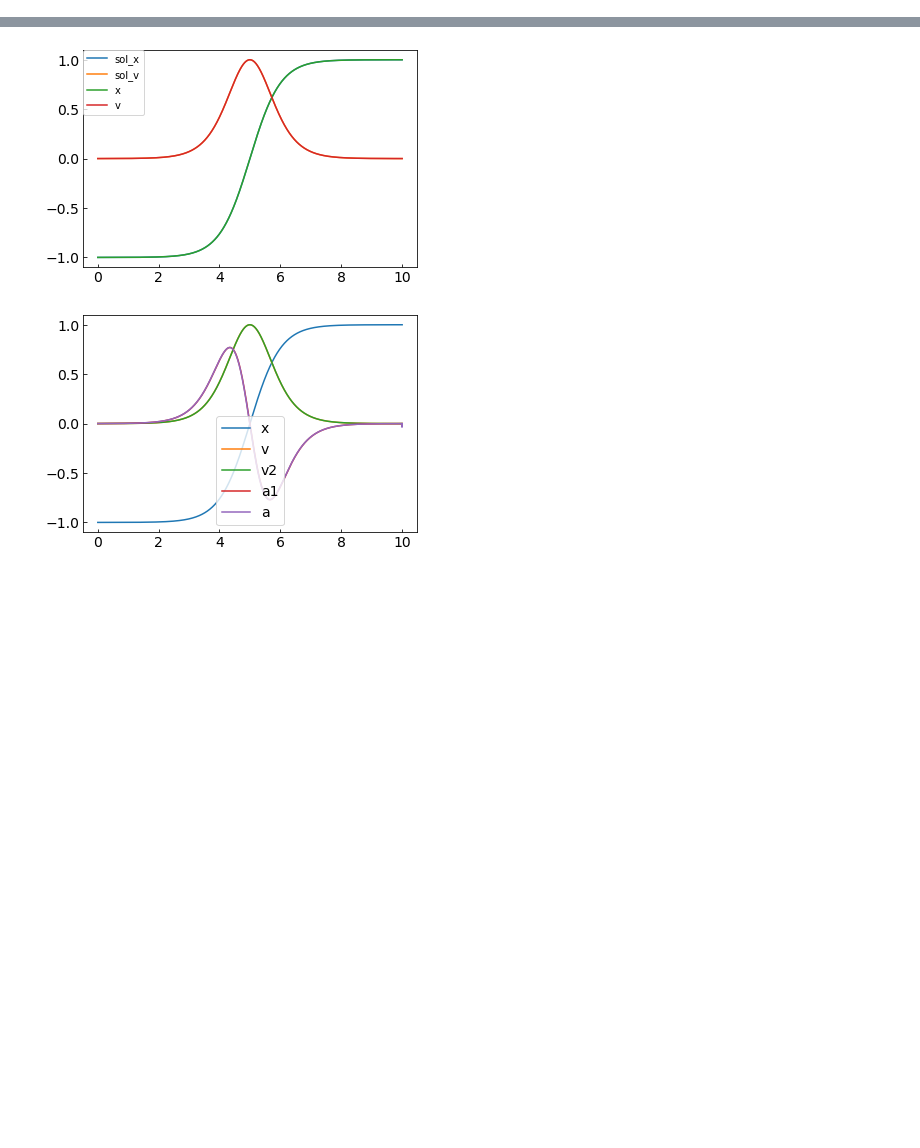
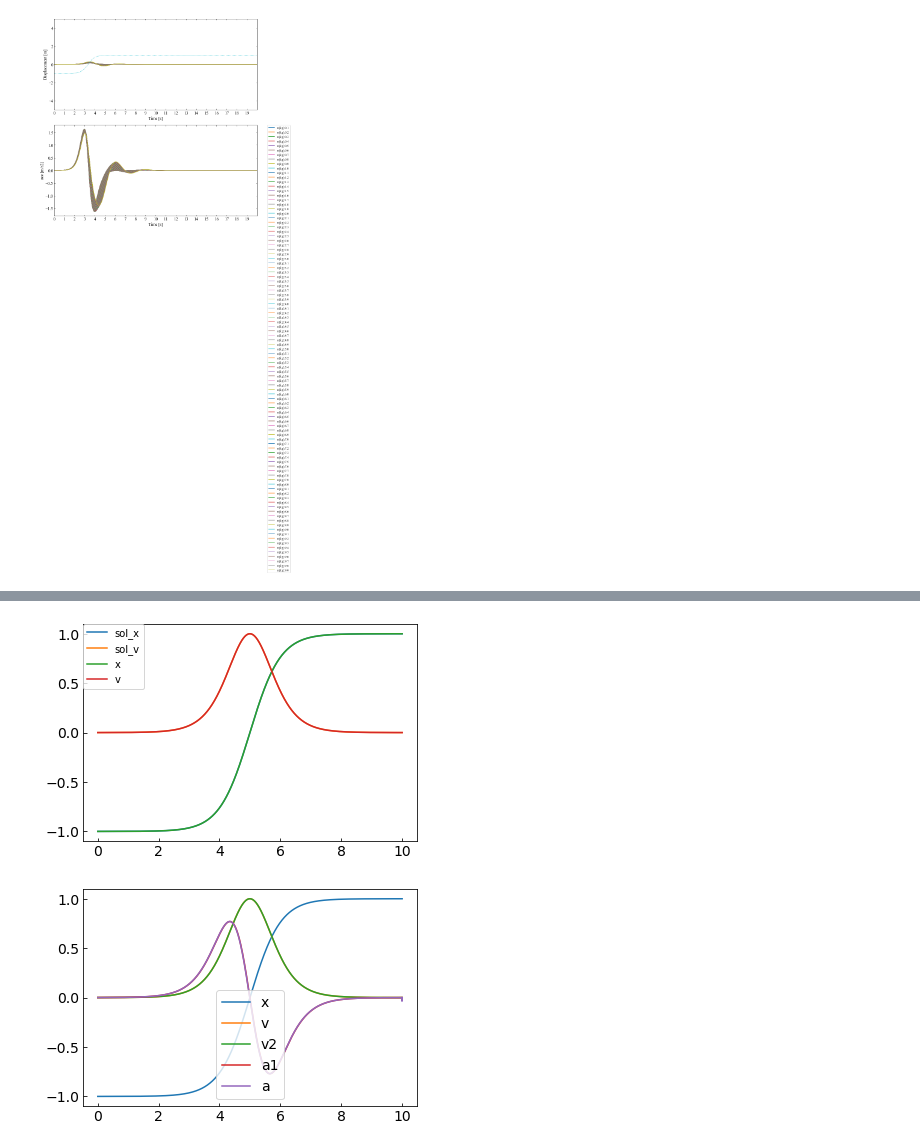
Before and after one commit to imoted/equation_of_motion, a Jupyter notebook: Equation_of_motion_position_displacement_model.ipynb, the cells around one changed output, grey strips where cells are left out. Cells and saved outputs as stored; diff of their text form; code cells hidden in the pictures; blank space fills up the shorter version.

```diff
--- a/Equation_of_motion_position_displacement_model.ipynb
+++ b/Equation_of_motion_position_displacement_model.ipynb
@@ -331,0 +271,98 @@ plt.show()
+# %%
+
+# ここからグラフ描画
+plt.rcParams['font.size'] = 14
+plt.rcParams['font.family'] = 'Times New Roman'
+
+# 目盛を内側にする。
+plt.rcParams['xtick.direction'] = 'in'
+plt.rcParams['ytick.direction'] = 'in'
+
+# グラフの上下左右に目盛線を付ける。
+fig = plt.figure(figsize=(20, 10))
+ax1 = fig.add_subplot(221)
+ax1.yaxis.set_ticks_position('both')
+ax1.xaxis.set_ticks_position('both')
+
+# 軸のラベルを設定する。
+ax1.set_xlabel('Time [s]')
+ax1.set_ylabel('Displacement [m]')
+
+# データの範囲と刻み目盛を明示する。
+ax1.set_xticks(np.arange(0, tf, 0.005 *tf *10))
+# ax1.set_yticks(np.arange(-1, 1, 0.1))
+ax1.set_xlim(0, tf)
+ax1.set_ylim(-5, 5)
+
+ax2 = fig.add_subplot(223)
+ax2.yaxis.set_ticks_position('both')
+ax2.xaxis.set_ticks_position('both')
+
+# 軸のラベルを設定する。
+ax2.set_xlabel('Time [s]')
+ax2.set_ylabel('acc [m/s2]')
+
+# データの範囲と刻み目盛を明示する。
+ax2.set_xticks(np.arange(0, tf, 0.005 *tf *10))
+ax2.set_xlim(0, tf)
+
+
+max_a_list = []
+max_x_list = []
+
+calc_m_list =[]
+# calc_c_list =[]
+
+k = 50
+c=  150
+
+for m in range(1, 100,1 ):
+    calc_k = k/1
+    calc_c = c/10
+    calc_m = m/10
+#     calc_k_list = np.append(calc_k_list,calc_k)
+#     calc_c_list = np.append(calc_c_list,calc_c)
+    calc_m_list = np.append(calc_m_list,calc_m)
+    sol = odeint(func, state0, t, args=(calc_m, calc_k , calc_c))
+#     label_ck = "c[N_s/m]:" + str(calc_c) + "  k[N/m]:" + str(calc_k)
+    label_ck = "m[kg]:" + str(calc_m)
+#             label_a = label_ck + "x"
+#         ax1.plot(t, sol[:, 0], label=label_ck )  # 絶対変位量
+    x_list = funcx(t) - sol[:, 0]
+    ax1.plot(t, x_list, label=label_ck )  # 相対変位量
+    max_x_list = np.append(max_x_list,max([np.max(x_list), abs(np.min(x_list))  ]))
+#             ax1.plot(t, sol[:, 1], label=label_ck )  # 速度量
+
+    a = diff(sol[:, 1] )
+    max_a_list = np.append(max_a_list,max([np.max(a), abs(np.min(a))  ]))
+    ax2.plot(t,a, label = label_ck)  # 加速度量
+
+ax1.plot(t,funcx(t) ,linestyle="dotted" , label="rawdata")
+
+fig.tight_layout()
+plt.legend(bbox_to_anchor=(1.05, 1), loc='upper left', borderaxespad=0, fontsize=10 )
+plt.show()
+plt.close()
+
+
+#######################################################　以下２次元MAP
+
+label_ck = "calc_k:" + str(calc_k) + "  calc_c:" +  str(calc_c)
+plt.title(label=label_ck )
+plt.plot(calc_m_list,max_a_list,marker=".",linestyle='None')
+# plt.set_ylim(0,1)
+plt.xlabel("m[kg]")
+plt.ylabel("max_a[m/s2]")
+# plt.ylim(0,10)
+plt.show()
+
+label_ck = "calc_k:" + str(calc_k) + "  calc_c:" +  str(calc_c)
+plt.title(label=label_ck )
+plt.plot(calc_m_list,max_x_list,marker=".",linestyle='None')
+# plt.set_ylim(0,1)
+plt.xlabel("m[kg]")
+plt.ylabel("max_x[m]")
+# plt.ylim(0,10)
+plt.show()
+# %% [output]
+[figure, added]
```
Also changed, not shown: parts of 3 cells of this notebook.
